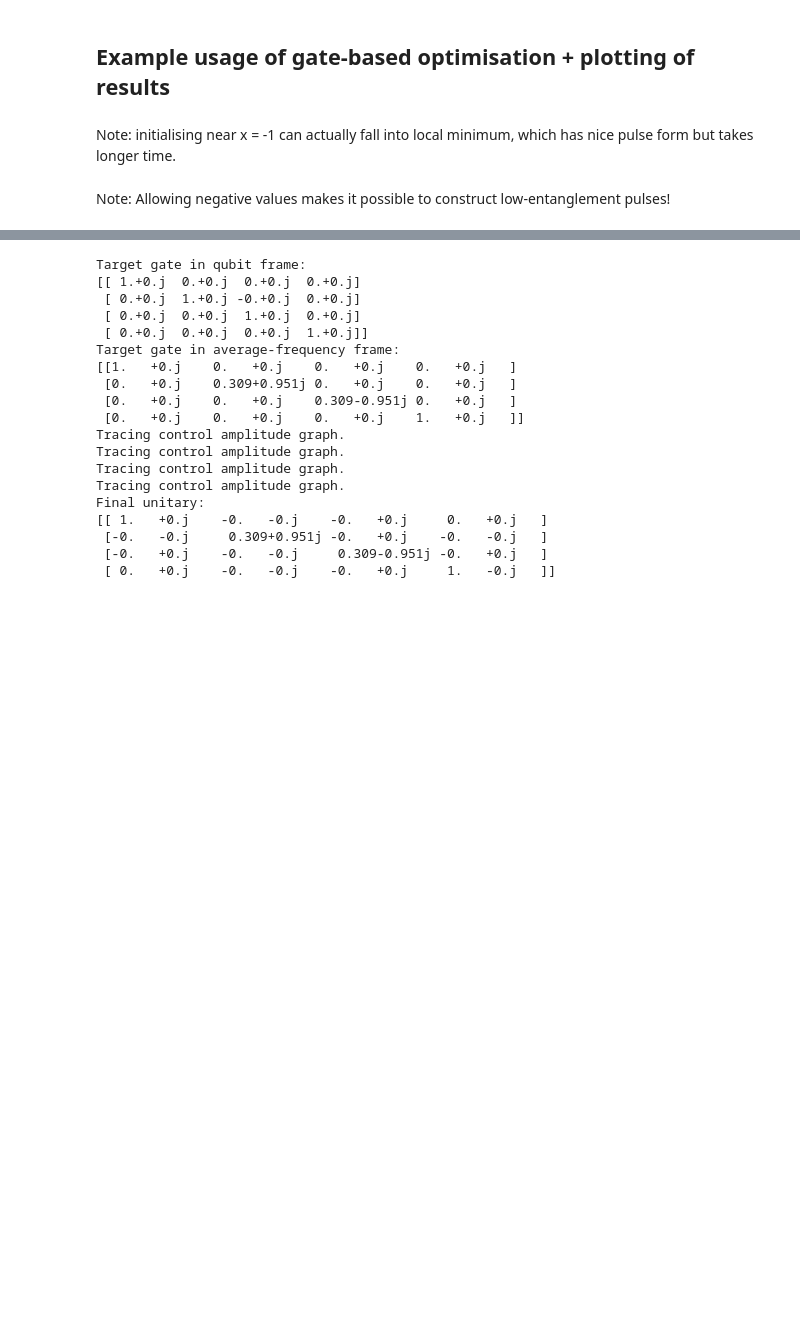
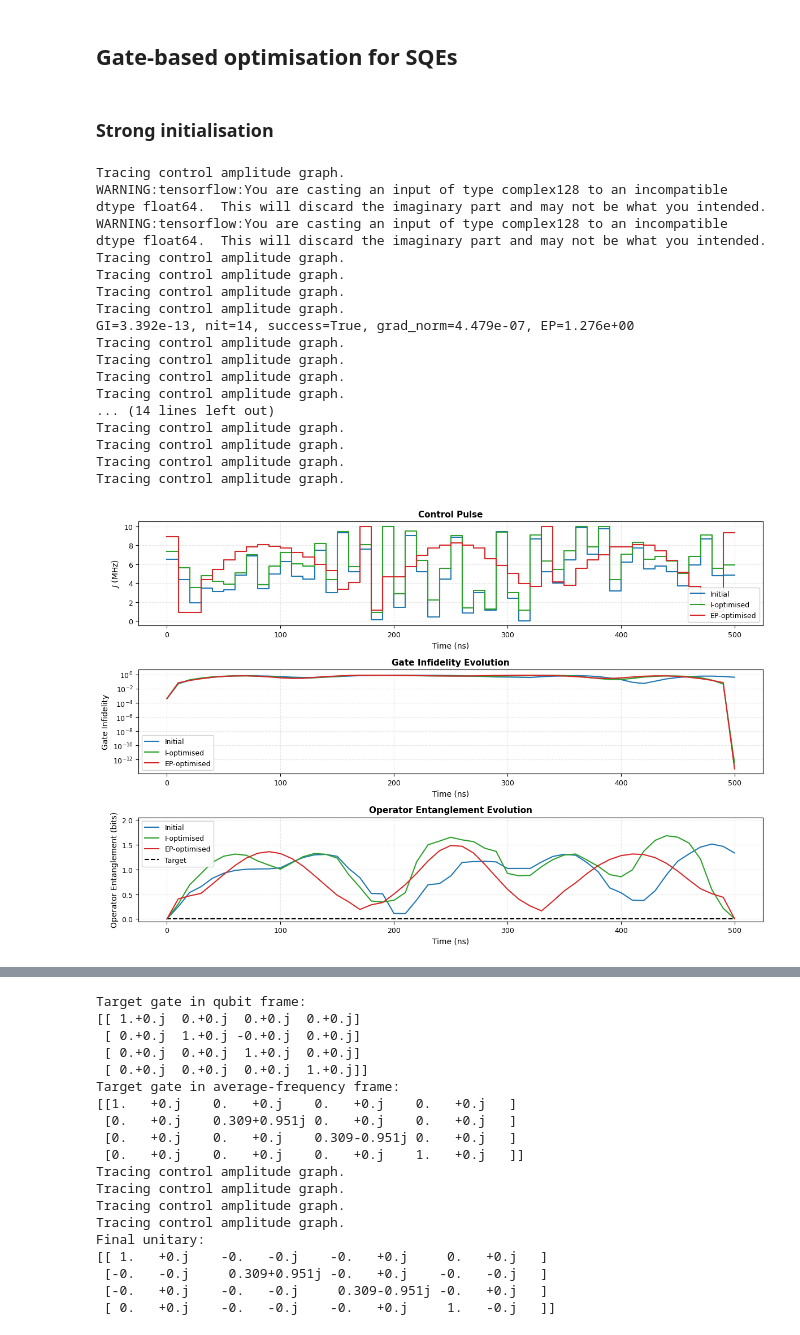
Before and after one commit to haoran-ye/pulse_VQE_entanglement, a Jupyter notebook: notebooks/sqe_gate.ipynb, the cells around one changed output, grey strips where cells are left out. Cells and saved outputs as stored; diff of their text form; code cells hidden in the pictures; blank space fills up the shorter version.

```diff
--- a/notebooks/sqe_gate.ipynb
+++ b/notebooks/sqe_gate.ipynb
@@ -1,5 +1,5 @@
 # %% [markdown]
-## Example usage of gate-based optimisation + plotting of results
+## Gate-based optimisation for SQEs
 # %%
 import numpy as np
 import sys
@@ -12,7 +12,58 @@ if str(ROOT) not in sys.path:
 from pulse_vqe_entanglement.dataclasses import SimulationConfig
 from pulse_vqe_entanglement.sqe_gate import sqe_gate_optimisation
 from pulse_vqe_entanglement.plotting_gate import plot_sqe_gate_optimisation
-# %% [markdown]
-Note: initialising near x = -1 can actually fall into local minimum, which has nice pulse form but takes longer time.
-# %% [markdown]
-Note: Allowing negative values makes it possible to construct low-entanglement pulses!
+# %% [markdown]
+### Strong initialisation
+# %%
+config = SimulationConfig(
+    zeeman_splittings=np.array([1000.0, 1008.0]),
+    initial_state = np.array([0.0, 1.0, 0.0, 0.0], dtype=np.complex128),
+    theta_target=0.01 * np.pi,
+    n_time_steps=50,
+    n_discretisation=1,
+    T=500.0,
+    max_drive_strength=0.0,
+    J_max=10.0,
+    J_min=0.0,
+    J_init_scale=1e0,
+    J_init_mean=-0.0,
+    feromagnetic=False,
+    gtol=1e-12,
+    maxiter=500,
+    optimisation_target="gate",
+    entanglement_optimisation=True,
+    gate_ent_measure="operator_entanglement",
+    #extra_ent_measures=["average_entangling_power", "assisted_entangling_power"],
+    J_init_seed=None,
+
+    # primal-dual settings
+    S_max=0.01,
+    eps_infidelity=1e-8,
+    rho=0.0,
+    dual_lr=1e15,
+    n_outer=5,
+    inner_maxiter=200,
+    fd_eps=1e-6,
+)
+
+results = sqe_gate_optimisation(config)
+plot_sqe_gate_optimisation(results)
+# %% [output]
+Tracing control amplitude graph.
+WARNING:tensorflow:You are casting an input of type complex128 to an incompatible dtype float64.  This will discard the imaginary part and may not be what you intended.
+WARNING:tensorflow:You are casting an input of type complex128 to an incompatible dtype float64.  This will discard the imaginary part and may not be what you intended.
+Tracing control amplitude graph.
+Tracing control amplitude graph.
+Tracing control amplitude graph.
+Tracing control amplitude graph.
+GI=3.392e-13, nit=14, success=True, grad_norm=4.479e-07, EP=1.276e+00
+Tracing control amplitude graph.
+Tracing control amplitude graph.
+Tracing control amplitude graph.
+Tracing control amplitude graph.
+... (14 lines left out)
+Tracing control amplitude graph.
+Tracing control amplitude graph.
+Tracing control amplitude graph.
+Tracing control amplitude graph.
+[figure, added]
```
Also changed, not shown: parts of 8 cells of this notebook, 15 other files.
